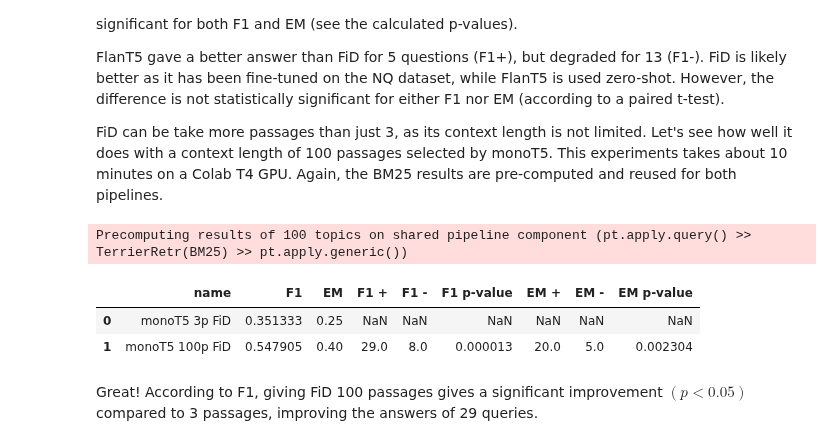
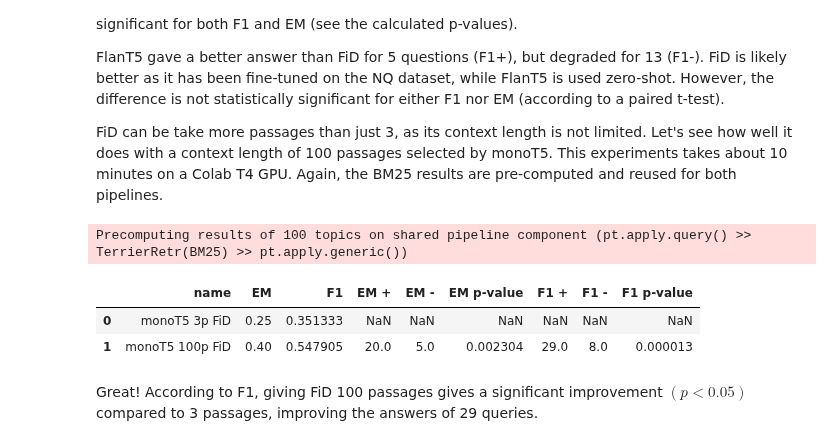
Before and after one commit to terrierteam/pyterrier_rag, a Jupyter notebook: examples/nq/sparse_retrieval_FiD_FlanT5.ipynb, the cells around one changed output. Drawn from its saved outputs; the diff is of its cells as text; code cells hidden in the pictures.

```diff
--- a/examples/nq/sparse_retrieval_FiD_FlanT5.ipynb
+++ b/examples/nq/sparse_retrieval_FiD_FlanT5.ipynb
@@ -206,20 +190,18 @@ FiD can be take more passages than just 3, as its context length is not limited.
 # %%
 pt.Experiment(
     [monot5_fid, bm25_ret % 200 >> monoT5 % 100 >> fid],
     dataset.get_topics('dev').head(100), # NB: remove .head(100) to run on all dev topics
     dataset.get_answers('dev'),
     [pyterrier_rag.measures.F1, pyterrier_rag.measures.EM],
-    batch_size=25,
-    verbose=True,
     precompute_prefix=True,
     names=['monoT5 3p FiD', 'monoT5 100p FiD'],
     baseline=0
 )
 # %% [output]
 Precomputing results of 100 topics on shared pipeline component (pt.apply.query() >> TerrierRetr(BM25) >> pt.apply.generic())
-|  | name | F1 | EM | F1 + | F1 - | F1 p-value | EM + | EM - | EM p-value |
-| 0 | monoT5 3p FiD | 0.351333 | 0.25 | NaN | NaN | NaN | NaN | NaN | NaN |
-| 1 | monoT5 100p FiD | 0.547905 | 0.40 | 29.0 | 8.0 | 0.000013 | 20.0 | 5.0 | 0.002304 |
+|  | name | EM | F1 | EM + | EM - | EM p-value | F1 + | F1 - | F1 p-value |
+| 0 | monoT5 3p FiD | 0.25 | 0.351333 | NaN | NaN | NaN | NaN | NaN | NaN |
+| 1 | monoT5 100p FiD | 0.40 | 0.547905 | 20.0 | 5.0 | 0.002304 | 29.0 | 8.0 | 0.000013 |
 # %% [markdown]
 Great! According to F1, giving FiD 100 passages gives a significant improvement $(p<0.05)$ compared to 3 passages, improving the answers of 29 queries.
 # %% [markdown]
```
Also changed, not shown: parts of 8 cells of this notebook.
